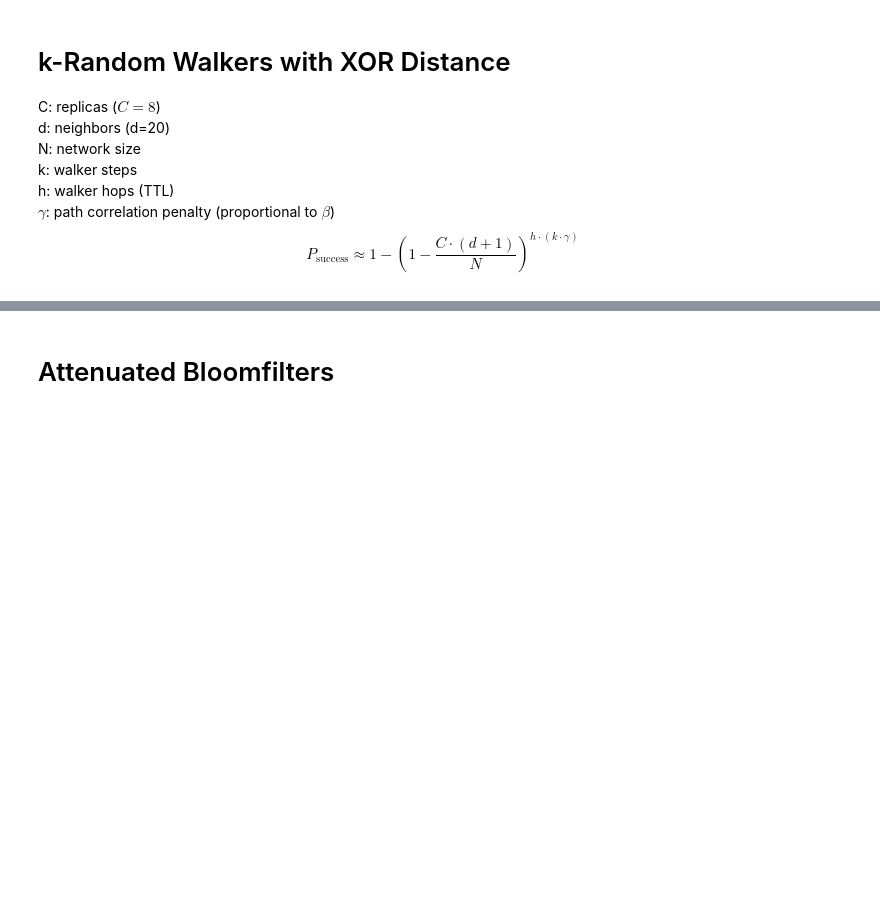
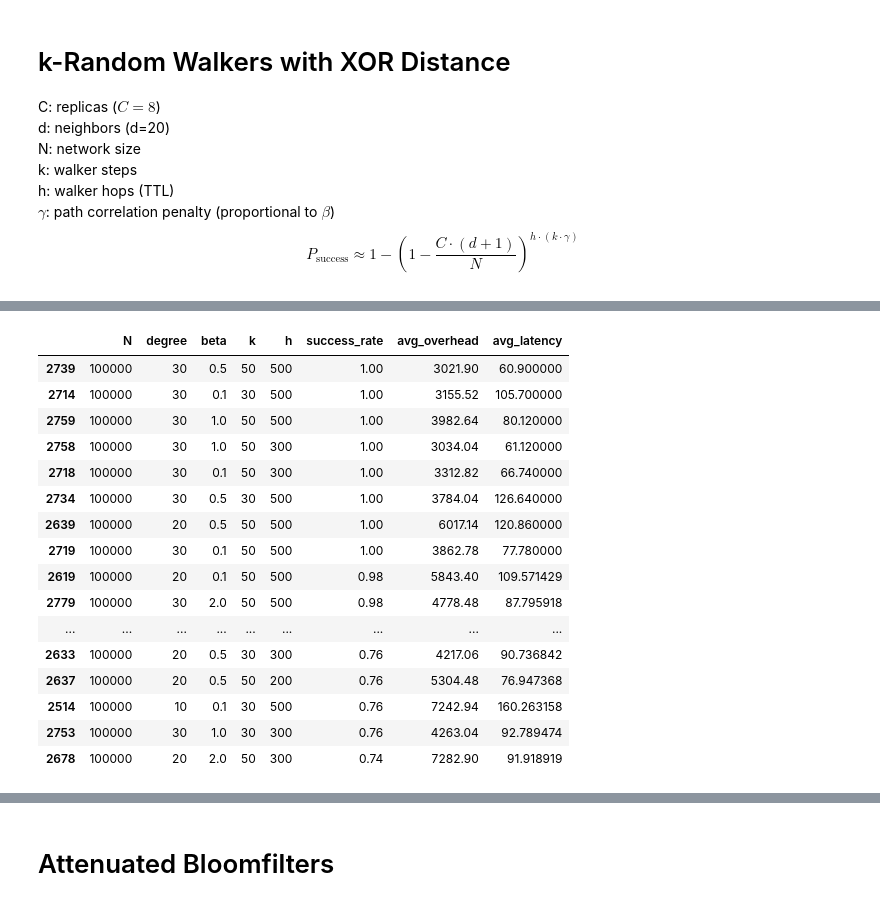
Before and after one commit to nicktagliamonte/fall25_independentStudy, a Jupyter notebook: scripts/random_walk/randomWalk.ipynb, the cells around one changed output, grey strips where cells are left out. Saved outputs shown, nothing was run; the diff lists cells and outputs as text; code cells hidden in the pictures; blank space fills up the shorter version.

```diff
--- a/scripts/random_walk/randomWalk.ipynb
+++ b/scripts/random_walk/randomWalk.ipynb
@@ -14,6 +14,7 @@ import numpy as np
 import random
 import math
 from collections import defaultdict
+import pandas as pd
 
 def build_unstructured_network(num_nodes=50000, degree=20):
     """
@@ -110,15 +111,16 @@ def simulate_k_walkers_concurrent(G, start_node, target_node, node_ids, cid, bet
 
     return False, total_overhead, 0
 
-def run_xor_simulation(G, node_ids, iterations=50):
+def run_xor_simulation(results, G, d, node_ids, iterations=100):
     nodes = list(G.nodes())
 
+    N = len(nodes)
     betas = [0.1, 0.5, 1.0, 2.0, np.inf]
     walker_counts = [5, 15, 30, 50]
     ttls = [50, 100, 200, 300, 500]
 
     # Updated table header
-    print(f"{'Beta':<5} | {'k':<4} | {'TTL (h)':<7} | {'Success Rate':<13} | {'Avg Overhead':<13} | {'Avg Latency'}")
+    print(f"{'N':<5} | {'Degree':<6} | {'Beta':<5} | {'k':<4} | {'TTL (h)':<7} | {'Success Rate':<13} | {'Avg Overhead':<13} | {'Avg Latency'}")
     print("-" * 70)
 
     for beta in betas:
@@ -154,17 +156,34 @@ def run_xor_simulation(G, node_ids, iterations=50):
 
                 # Format to 1 decimal place for readability
                 if avg_latency != float('inf'):
-                    print(f"{beta:<5} | {k:<4} | {h:<7} | {success_rate:<13.0%} | {avg_overhead:<13.1f} | {avg_latency:.1f}")
+                    print(f"{N:<5} | {d:<6} | {beta:<5} | {k:<4} | {h:<7} | {success_rate:<13.0%} | {avg_overhead:<13.1f} | {avg_latency:.1f}")
                 else:
-                    print(f"{beta:<5} | {k:<4} | {h:<7} | {success_rate:<13.0%} | {avg_overhead:<13.1f} | {'N/A'}")
+                    print(f"{N:<5} | {d:<6} | {beta:<5} | {k:<4} | {h:<7} | {success_rate:<13.0%} | {avg_overhead:<13.1f} | {'N/A'}")
+
+                results.loc[len(results)] = {
+                    'N': N,
+                    'degree': d,
+                    'beta': beta,
+                    'k': k,
+                    'h': h,
+                    'success_rate': success_rate,
+                    'avg_overhead': avg_overhead,
+                    'avg_latency': avg_latency
+                }
 
 if __name__ == "__main__":
-    print("Generating 50,000 node network (degree=20)...")
-    uvr_graph = build_unstructured_network(num_nodes=50000, degree=20)
+    N = [100, 500, 1000, 5000, 10000, 50000, 100000]
+    neighbors = [5, 10, 20, 30]
+    results = pd.DataFrame({'N': [], 'degree': [], 'beta': [], 'k': [], 'h': [], 'success_rate': [], 'avg_overhead': [], 'avg_latency': []})
 
-    print("Assigning 256-bit random IDs...")
-    ids = assign_256bit_ids(uvr_graph)
+    for n in N:
+        for d in neighbors:
+            print(f"Generating {n} node network (degree={d})...")
+            uvr_graph = build_unstructured_network(num_nodes=n, degree=d)
 
-    print("Running XOR routing simulation...\n")
-    run_xor_simulation(uvr_graph, ids, iterations=50)
+            print("Assigning 256-bit random IDs...")
+            ids = assign_256bit_ids(uvr_graph)
+
+            print("Running XOR routing simulation...\n")
+            run_xor_simulation(results, uvr_graph, d, ids, iterations=50)
 # %% [output]
@@ -187,0 +207,20 @@ inf   | 50   | 500     | 22%           | 22685.2       | 290.5
+# %%
+results[results['N'] == 100000].sort_values(by='success_rate', ascending=False).iloc[:50]
+# %% [output]
+|  | N | degree | beta | k | h | success_rate | avg_overhead | avg_latency |
+| 2739 | 100000 | 30 | 0.5 | 50 | 500 | 1.00 | 3021.90 | 60.900000 |
+| 2714 | 100000 | 30 | 0.1 | 30 | 500 | 1.00 | 3155.52 | 105.700000 |
+| 2759 | 100000 | 30 | 1.0 | 50 | 500 | 1.00 | 3982.64 | 80.120000 |
+| 2758 | 100000 | 30 | 1.0 | 50 | 300 | 1.00 | 3034.04 | 61.120000 |
+| 2718 | 100000 | 30 | 0.1 | 50 | 300 | 1.00 | 3312.82 | 66.740000 |
+| 2734 | 100000 | 30 | 0.5 | 30 | 500 | 1.00 | 3784.04 | 126.640000 |
+| 2639 | 100000 | 20 | 0.5 | 50 | 500 | 1.00 | 6017.14 | 120.860000 |
+| 2719 | 100000 | 30 | 0.1 | 50 | 500 | 1.00 | 3862.78 | 77.780000 |
+| 2619 | 100000 | 20 | 0.1 | 50 | 500 | 0.98 | 5843.40 | 109.571429 |
+| 2779 | 100000 | 30 | 2.0 | 50 | 500 | 0.98 | 4778.48 | 87.795918 |
+| ... | ... | ... | ... | ... | ... | ... | ... | ... |
+| 2633 | 100000 | 20 | 0.5 | 30 | 300 | 0.76 | 4217.06 | 90.736842 |
+| 2637 | 100000 | 20 | 0.5 | 50 | 200 | 0.76 | 5304.48 | 76.947368 |
+| 2514 | 100000 | 10 | 0.1 | 30 | 500 | 0.76 | 7242.94 | 160.263158 |
+| 2753 | 100000 | 30 | 1.0 | 30 | 300 | 0.76 | 4263.04 | 92.789474 |
+| 2678 | 100000 | 20 | 2.0 | 50 | 300 | 0.74 | 7282.90 | 91.918919 |
```
Also changed, not shown: parts of 6 cells of this notebook.
